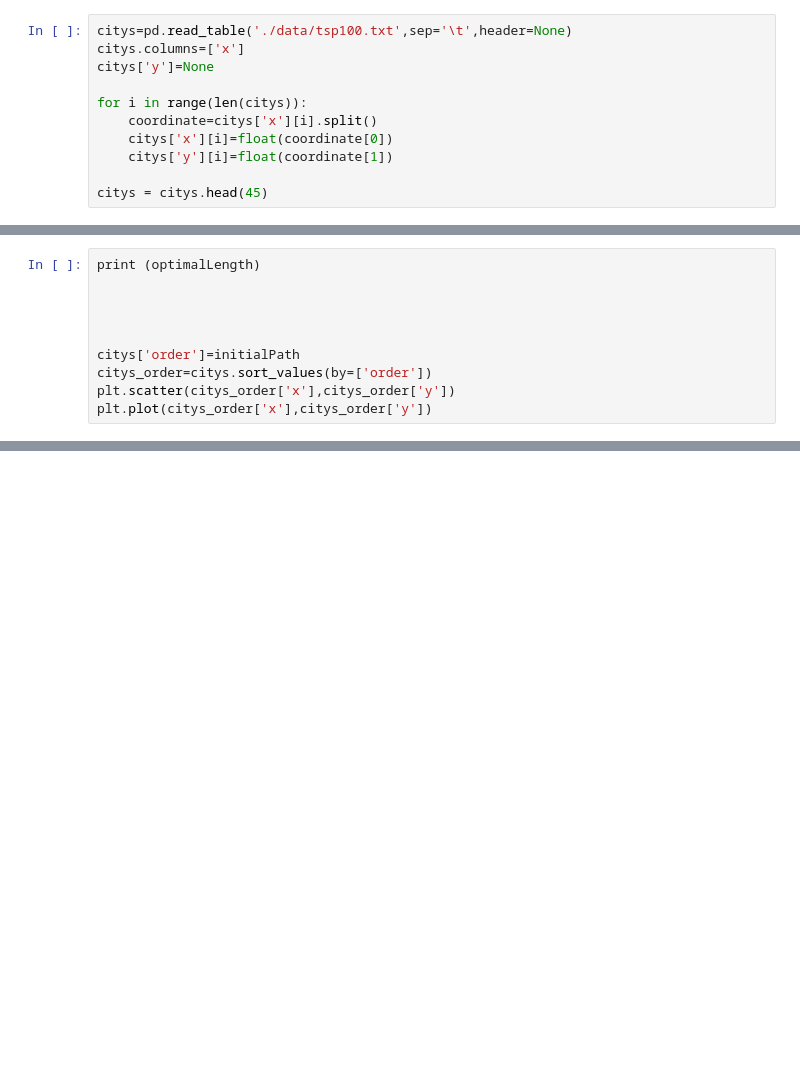
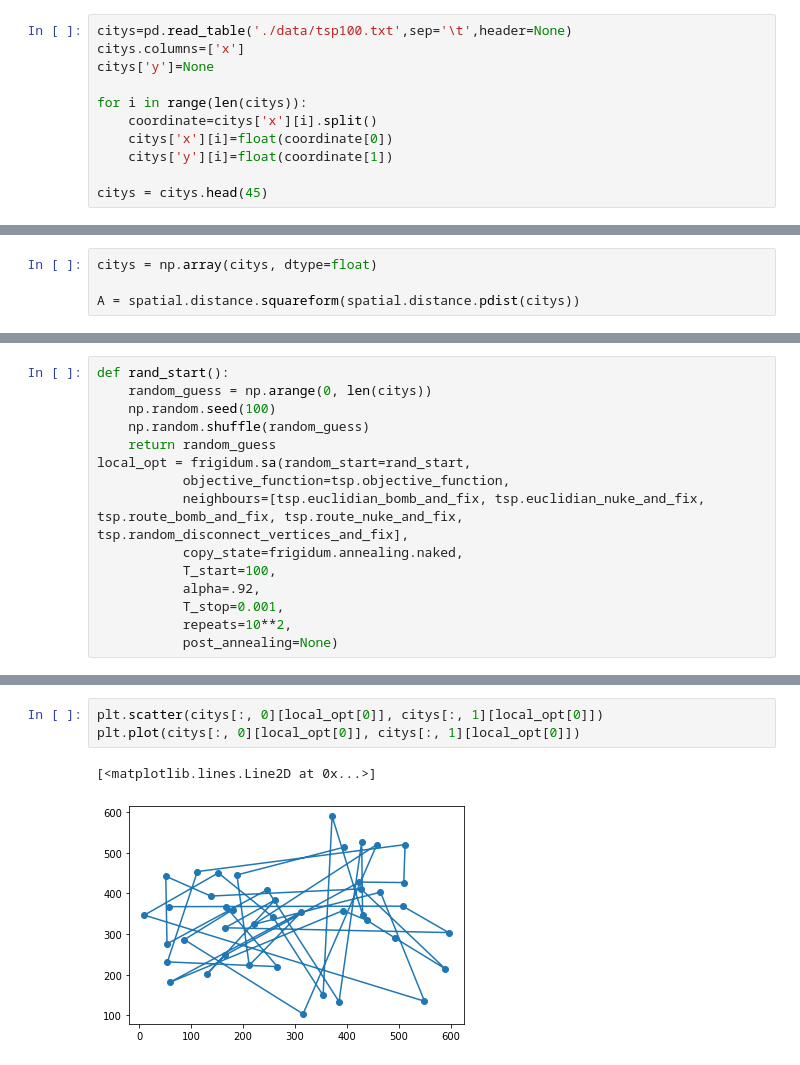
Before and after one commit to lizlit/algo_itmo, a Jupyter notebook: lab4_part2.ipynb, the cells around one changed output, grey strips where cells are left out. Saved outputs shown, nothing was run; the diff lists cells and outputs as text; blank space fills up the shorter version.

```diff
--- a/lab4_part2.ipynb
+++ b/lab4_part2.ipynb
@@ -116,10 +79,0 @@ while T>Tmin:
-# %%
-print (optimalLength)
-
-
-
-
-citys['order']=initialPath
-citys_order=citys.sort_values(by=['order'])
-plt.scatter(citys_order['x'],citys_order['y'])
-plt.plot(citys_order['x'],citys_order['y'])
@@ -129,0 +80,4 @@ plt.plot(citys_order['x'],citys_order['y'])
+# %%
+citys = np.array(citys, dtype=float)
+
+A = spatial.distance.squareform(spatial.distance.pdist(citys))
@@ -129,0 +89,15 @@ plt.plot(citys_order['x'],citys_order['y'])
+# %%
+def rand_start():
+    random_guess = np.arange(0, len(citys))
+    np.random.seed(100)
+    np.random.shuffle(random_guess)
+    return random_guess
+local_opt = frigidum.sa(random_start=rand_start,
+           objective_function=tsp.objective_function,
+           neighbours=[tsp.euclidian_bomb_and_fix, tsp.euclidian_nuke_and_fix, tsp.route_bomb_and_fix, tsp.route_nuke_and_fix, tsp.random_disconnect_vertices_and_fix],
+           copy_state=frigidum.annealing.naked,
+           T_start=100,
+           alpha=.92,
+           T_stop=0.001,
+           repeats=10**2,
+           post_annealing=None)
@@ -129,0 +116,6 @@ plt.plot(citys_order['x'],citys_order['y'])
+# %%
+plt.scatter(citys[:, 0][local_opt[0]], citys[:, 1][local_opt[0]])
+plt.plot(citys[:, 0][local_opt[0]], citys[:, 1][local_opt[0]])
+# %% [output]
+[<matplotlib.lines.Line2D at 0x...>]
+[figure, added]
```
Also changed, not shown: parts of 8 cells of this notebook.
